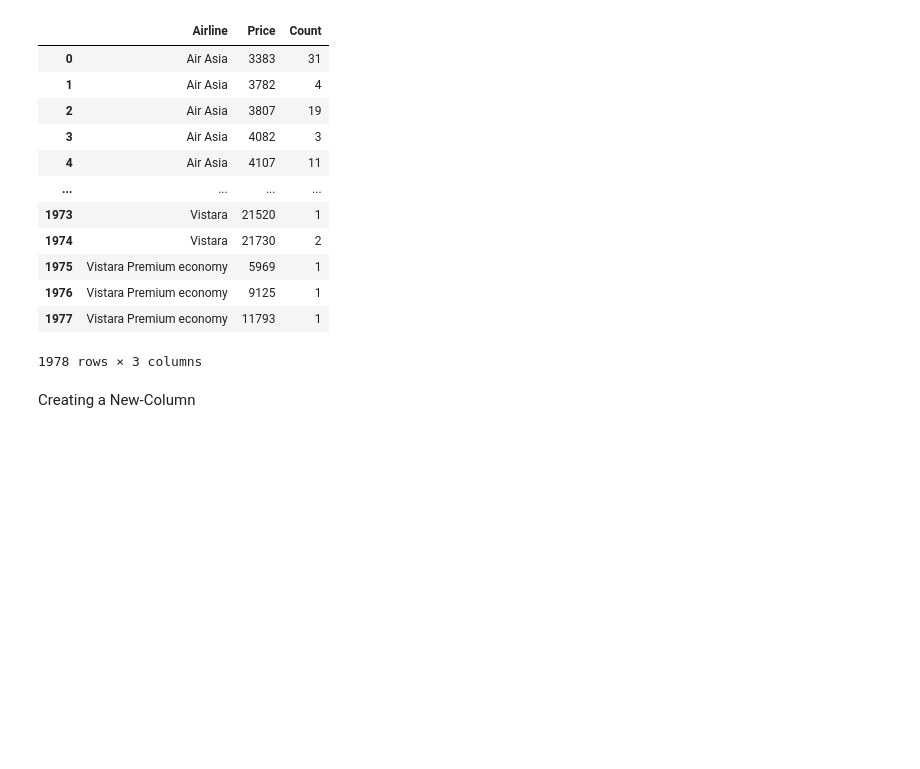
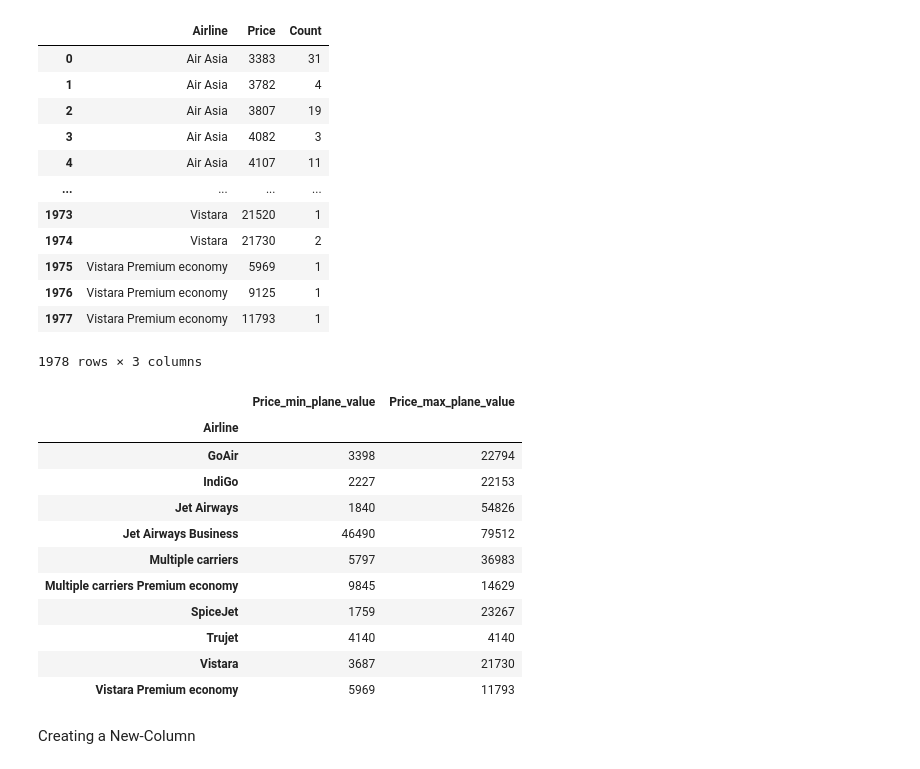
Before and after one commit to hsnaidu/BASICS, a Jupyter notebook: Pandas/pandas_RM.ipynb, the cells around one changed output. Drawn from its saved outputs; the diff is of its cells as text; code cells hidden in the pictures; blank space fills up the shorter version.

```diff
--- a/Pandas/pandas_RM.ipynb
+++ b/Pandas/pandas_RM.ipynb
@@ -463,6 +471,24 @@ df.groupby(['Airline','Price']).size().reset_index().rename(columns={0 : 'Count'
 | 1976 | Vistara Premium economy | 9125 | 1 |
 | 1977 | Vistara Premium economy | 11793 | 1 |
 1978 rows × 3 columns
+# %%
+min_array = df.groupby(['Airline'])['Price'].min()
+max_array = df.groupby(['Airline'])['Price'].max()
+
+pd.merge(min_array, max_array, suffixes=['_min_plane_value','_max_plane_value'] ,on='Airline', how='right').tail(10)
+# %% [output]
+|  | Price_min_plane_value | Price_max_plane_value |
+| Airline |  |  |
+| GoAir | 3398 | 22794 |
+| IndiGo | 2227 | 22153 |
+| Jet Airways | 1840 | 54826 |
+| Jet Airways Business | 46490 | 79512 |
+| Multiple carriers | 5797 | 36983 |
+| Multiple carriers Premium economy | 9845 | 14629 |
+| SpiceJet | 1759 | 23267 |
+| Trujet | 4140 | 4140 |
+| Vistara | 3687 | 21730 |
+| Vistara Premium economy | 5969 | 11793 |
 # %% [markdown]
 Creating a New-Column
 # %%
```
Also changed, not shown: parts of 9 cells of this notebook.
